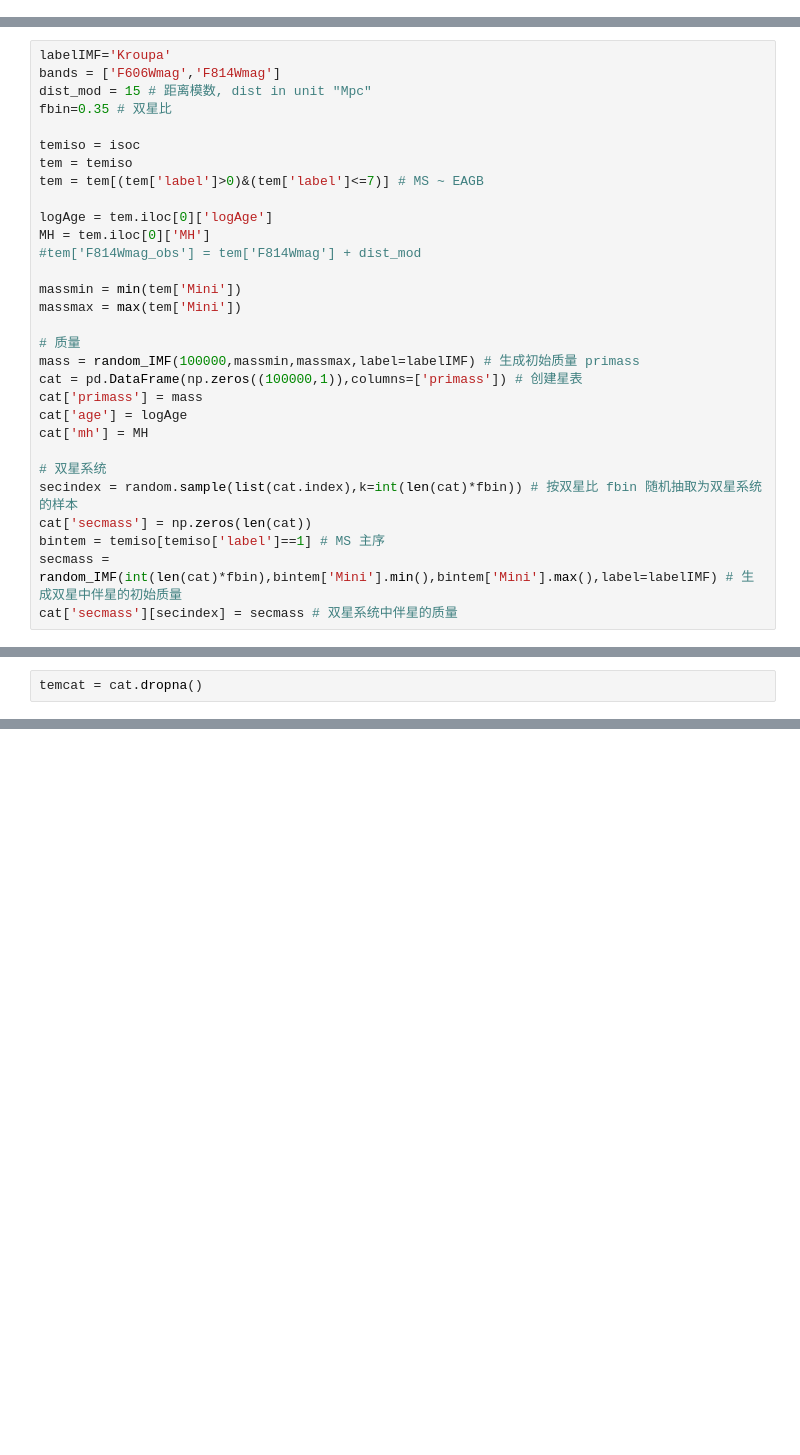
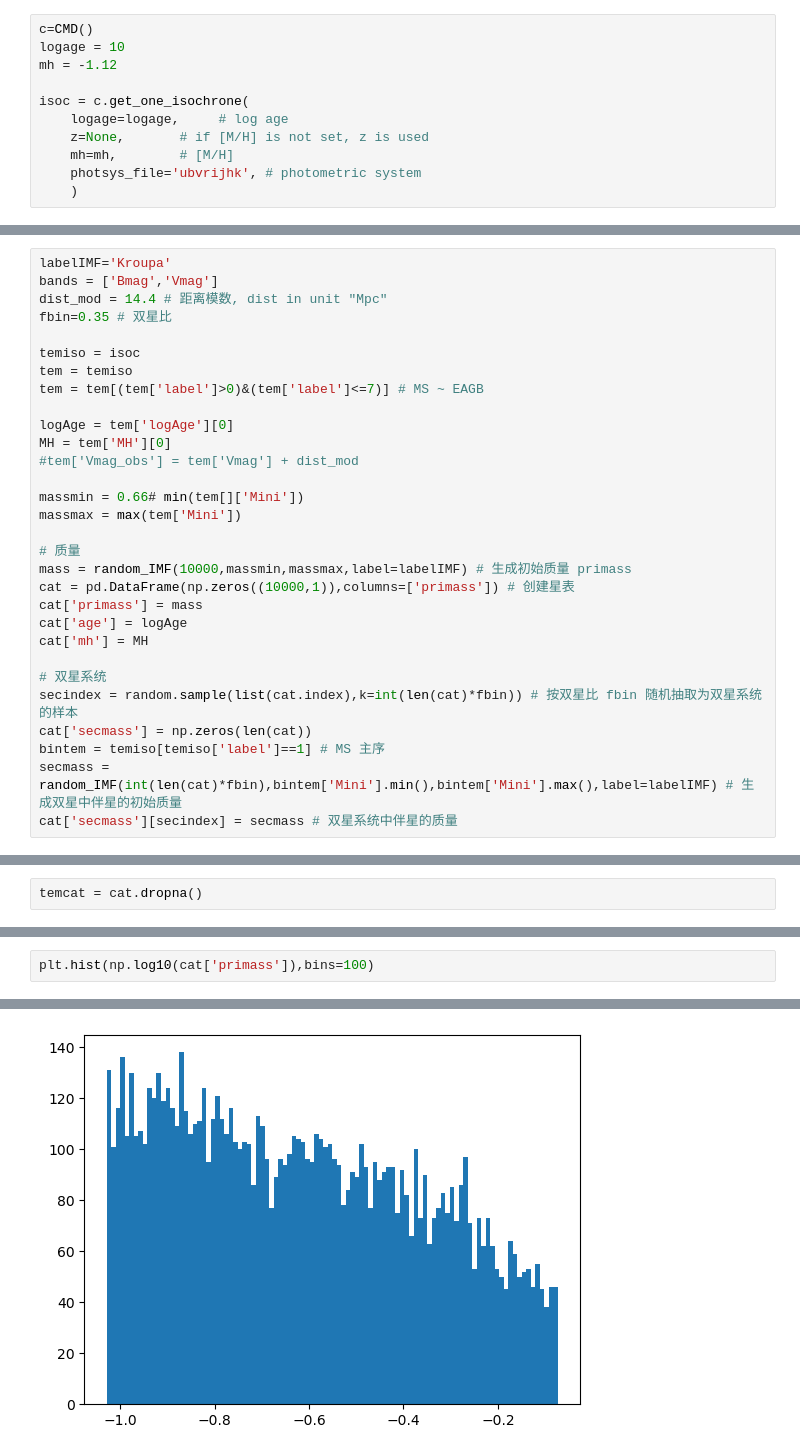
Before and after one commit to ShenYueYue-Sara/Cluster, a Jupyter notebook: code/draft/single_population.ipynb, the cells around one changed output, grey strips where cells are left out. Cells and saved outputs as stored; diff of their text form; blank space fills up the shorter version.

```diff
--- a/code/draft/single_population.ipynb
+++ b/code/draft/single_population.ipynb
@@ -15,3 +15,14 @@ import functionkit
 # %%
 isoc_file = '../../data/iso_age_8.104_mh_0.006.csv'
 isoc = pd.read_csv(isoc_file)
+# %%
+c=CMD()
+logage = 10
+mh = -1.12
+
+isoc = c.get_one_isochrone(
+    logage=logage,     # log age
+    z=None,       # if [M/H] is not set, z is used
+    mh=mh,        # [M/H]
+    photsys_file='ubvrijhk', # photometric system
+    )
@@ -75,23 +128,23 @@ def random_IMF(m_n, m_min, m_max,label='Kroupa'):
 # %%
 labelIMF='Kroupa'
-bands = ['F606Wmag','F814Wmag']
-dist_mod = 15 # 距离模数, dist in unit "Mpc"
+bands = ['Bmag','Vmag']
+dist_mod = 14.4 # 距离模数, dist in unit "Mpc"
 fbin=0.35 # 双星比
 
 temiso = isoc
 tem = temiso
 tem = tem[(tem['label']>0)&(tem['label']<=7)] # MS ~ EAGB
 
-logAge = tem.iloc[0]['logAge']
-MH = tem.iloc[0]['MH']
-#tem['F814Wmag_obs'] = tem['F814Wmag'] + dist_mod
+logAge = tem['logAge'][0]
+MH = tem['MH'][0]
+#tem['Vmag_obs'] = tem['Vmag'] + dist_mod
 
-massmin = min(tem['Mini'])
+massmin = 0.66# min(tem[]['Mini'])
 massmax = max(tem['Mini'])
 
 # 质量
-mass = random_IMF(100000,massmin,massmax,label=labelIMF) # 生成初始质量 primass
-cat = pd.DataFrame(np.zeros((100000,1)),columns=['primass']) # 创建星表
+mass = random_IMF(10000,massmin,massmax,label=labelIMF) # 生成初始质量 primass
+cat = pd.DataFrame(np.zeros((10000,1)),columns=['primass']) # 创建星表
 cat['primass'] = mass
 cat['age'] = logAge
 cat['mh'] = MH
@@ -203,0 +290,3 @@ Text(0, 0.5, 'F606W (mag)')
+# %%
+plt.hist(np.log10(cat['primass']),bins=100)
+# %% [output]
@@ -203,0 +310 @@ Text(0, 0.5, 'F606W (mag)')
+[figure, added]
```
Also changed, not shown: parts of 18 cells of this notebook.
